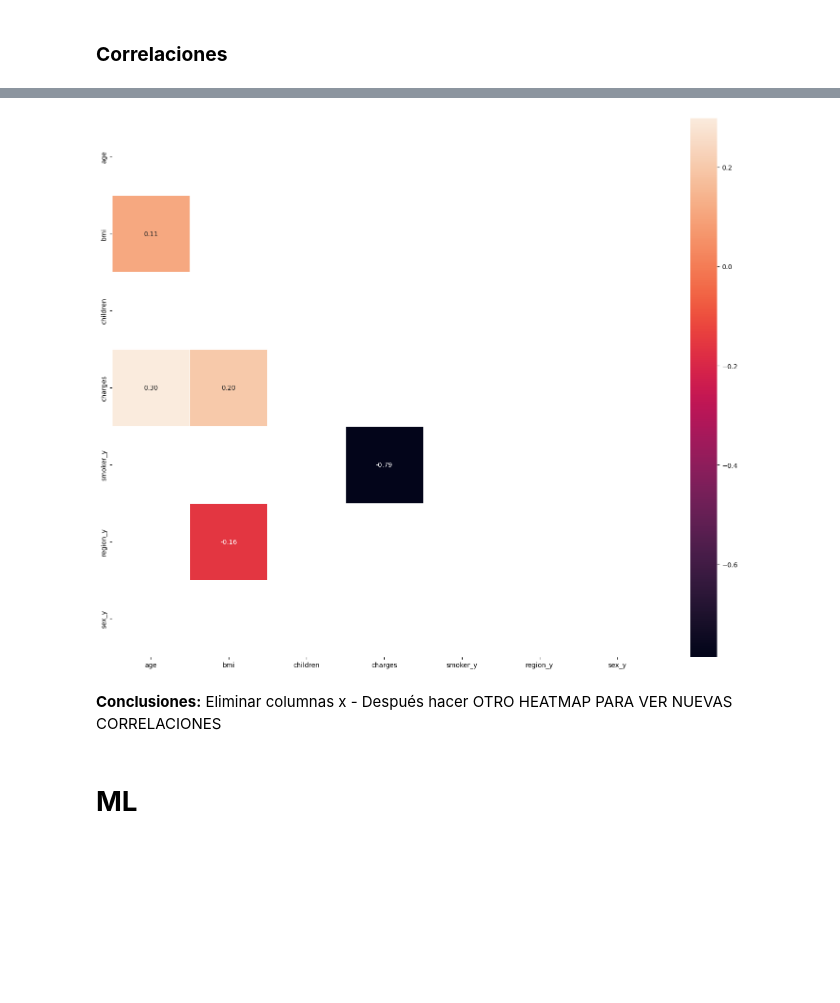
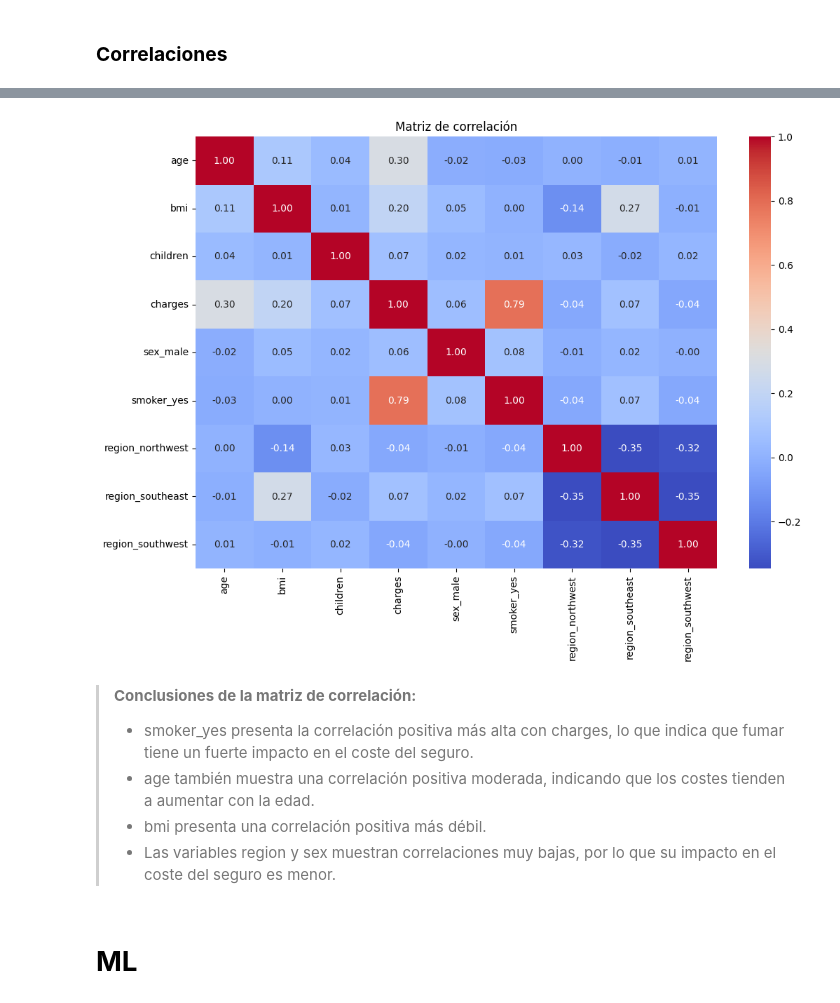
Before and after one commit to 4GeeksAcademy/cristina-chico_linear-regression23, a Jupyter notebook: src/ML_Linear_regression23-medical-insurance-cost.ipynb.ipynb, the cells around one changed output, grey strips where cells are left out. Drawn from its saved outputs; the diff is of its cells as text; code cells hidden in the pictures; blank space fills up the shorter version.

```diff
--- a/src/ML_Linear_regression23-medical-insurance-cost.ipynb.ipynb
+++ b/src/ML_Linear_regression23-medical-insurance-cost.ipynb.ipynb
@@ -220,17 +211,17 @@ df_numerico = df_factorize.select_dtypes(include=['number'])
-# %%
-corr = df_numerico.corr()
-mask = np.triu(np.ones_like(corr, dtype=bool))
-significant_corr = corr[abs(corr) > 0.1]
-significant_corr
-fig, axis = plt.subplots(figsize=(15, 12))
-sns.heatmap(significant_corr, mask=mask, annot=True, linewidths=0.5, fmt=".2f")
-plt.tight_layout()
-plt.show()
-# %% [output]
-[figure, removed]
-# %% [markdown]
-**Conclusiones:**
-Eliminar columnas x - Después hacer OTRO HEATMAP PARA VER NUEVAS CORRELACIONES
+# %%
+corr = df_encoded.corr()
+plt.figure(figsize=(12,8))
+sns.heatmap(corr,annot=True,cmap="coolwarm",fmt=".2f")
+plt.title("Matriz de correlación")
+plt.show()
+# %% [output]
+[figure, added]
+# %% [markdown]
+> **Conclusiones de la matriz de correlación:**
+> * smoker_yes presenta la correlación positiva más alta con charges, lo que indica que fumar tiene un fuerte impacto en el coste del seguro.
+> * age también muestra una correlación positiva moderada, indicando que los costes tienden a aumentar con la edad.
+> * bmi presenta una correlación positiva más débil.
+> * Las variables region y sex muestran correlaciones muy bajas, por lo que su impacto en el coste del seguro es menor.
 # %% [markdown]
 # **ML**
 # %% [markdown]
```
Also changed, not shown: parts of 21 cells of this notebook, 1 other file.
